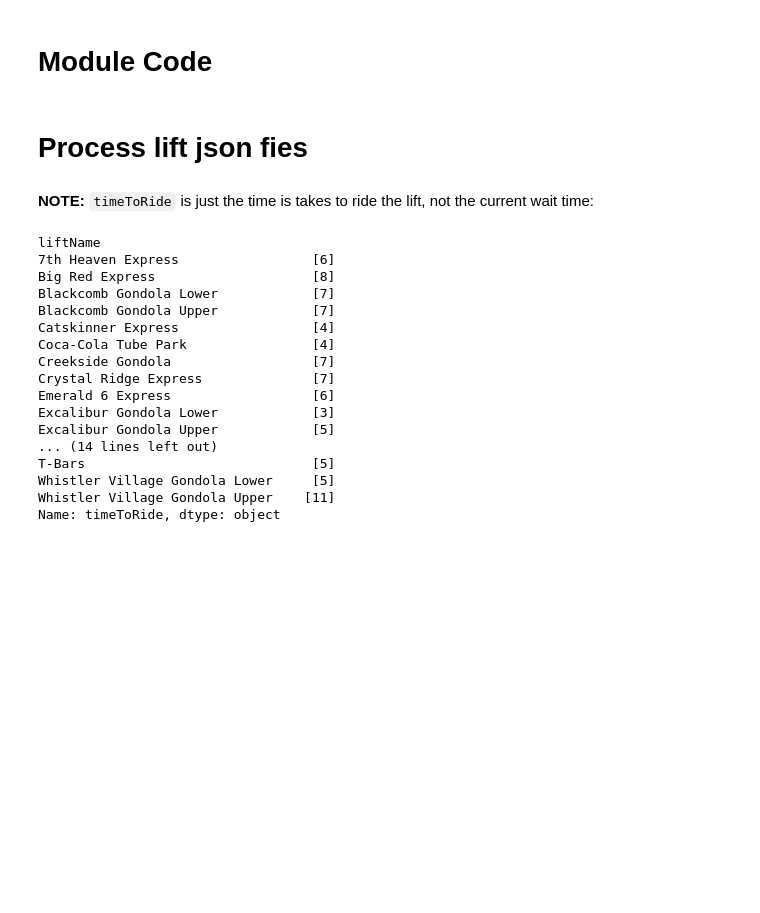
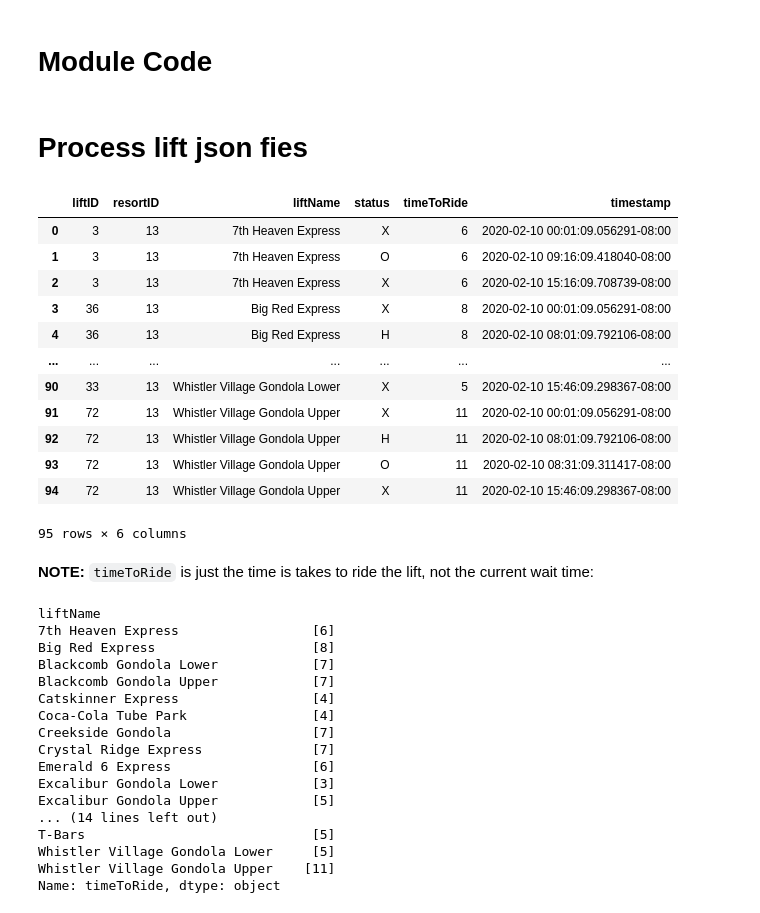
Before and after one commit to Pall-v/snowbot, a Jupyter notebook: notebooks/2.0-pv-process-json.ipynb, the cells around one changed output. Drawn from its saved outputs; the diff is of its cells as text; code cells hidden in the pictures; blank space fills up the shorter version.

```diff
--- a/notebooks/2.0-pv-process-json.ipynb
+++ b/notebooks/2.0-pv-process-json.ipynb
@@ -263,6 +285,22 @@ merge_matching_jsons_on_s3(prefix="2020_02_10", suffix="lifts.json", save_file=m
 lifts_df = load_json_as_df(merged_json_file, 'lifts')
 
 lifts_status_changes_df = get_data_changes(lifts_df, 'lifts', keep_oldest=True)
+# %%
+lifts_status_changes_df
+# %% [output]
+|  | liftID | resortID | liftName | status | timeToRide | timestamp |
+| 0 | 3 | 13 | 7th Heaven Express | X | 6 | 2020-02-10 00:01:09.056291-08:00 |
+| 1 | 3 | 13 | 7th Heaven Express | O | 6 | 2020-02-10 09:16:09.418040-08:00 |
+| 2 | 3 | 13 | 7th Heaven Express | X | 6 | 2020-02-10 15:16:09.708739-08:00 |
+| 3 | 36 | 13 | Big Red Express | X | 8 | 2020-02-10 00:01:09.056291-08:00 |
+| 4 | 36 | 13 | Big Red Express | H | 8 | 2020-02-10 08:01:09.792106-08:00 |
+| ... | ... | ... | ... | ... | ... | ... |
+| 90 | 33 | 13 | Whistler Village Gondola Lower | X | 5 | 2020-02-10 15:46:09.298367-08:00 |
+| 91 | 72 | 13 | Whistler Village Gondola Upper | X | 11 | 2020-02-10 00:01:09.056291-08:00 |
+| 92 | 72 | 13 | Whistler Village Gondola Upper | H | 11 | 2020-02-10 08:01:09.792106-08:00 |
+| 93 | 72 | 13 | Whistler Village Gondola Upper | O | 11 | 2020-02-10 08:31:09.311417-08:00 |
+| 94 | 72 | 13 | Whistler Village Gondola Upper | X | 11 | 2020-02-10 15:46:09.298367-08:00 |
+95 rows × 6 columns
 # %% [markdown]
 **NOTE:** `timeToRide` is just the time is takes to ride the lift, not the current wait time:
 # %%
```
Also changed, not shown: parts of 25 cells of this notebook, 4 other files.
